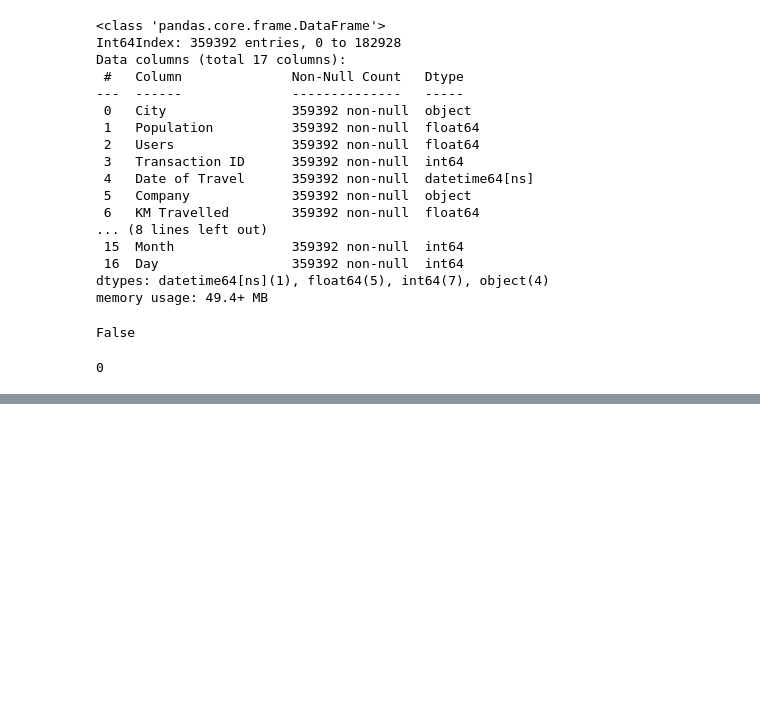
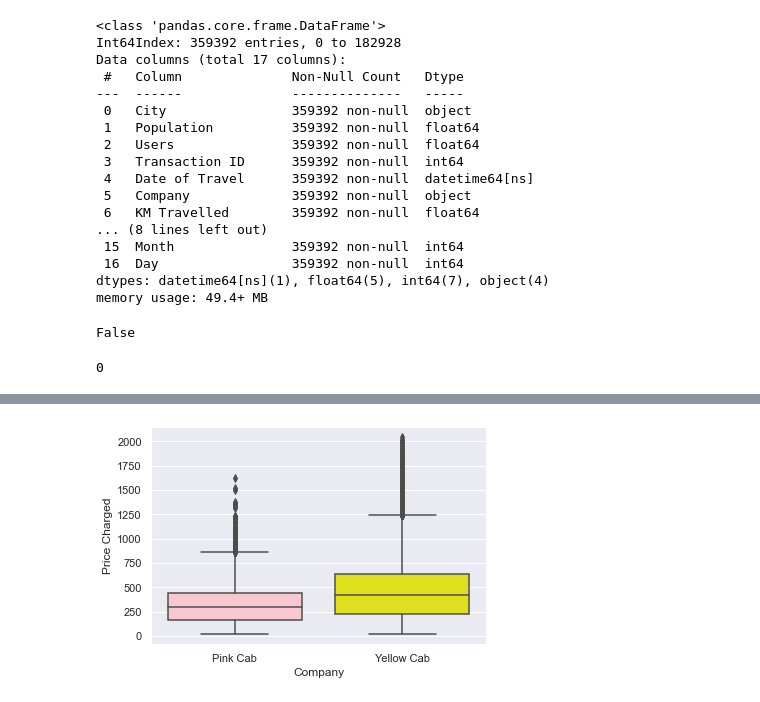
Before and after one commit to kutayselcuk/kutayselcuk_week2, a Jupyter notebook: EDA.ipynb, the cells around one changed output, grey strips where cells are left out. Saved outputs shown, nothing was run; the diff lists cells and outputs as text; code cells hidden in the pictures; blank space fills up the shorter version.

Commit message:
some graphs are added

```diff
--- a/EDA.ipynb
+++ b/EDA.ipynb
@@ -307,0 +308,13 @@ yellowcab.head()
+# %%
+sns.set(style = "darkgrid")
+
+pal = {"Pink Cab": "pink", "Yellow Cab": "yellow"}
+
+# usual boxplot, plotted on a matplotlib.axes object named ax
+box_plot = sns.boxplot(x = "Company",
+                 y = "Price Charged",
+                 data = master_data,
+                 order = ["Pink Cab", "Yellow Cab"],
+                 palette = pal)
+# %% [output]
+[figure, added]
```
Also changed, not shown: parts of 4 cells of this notebook.
